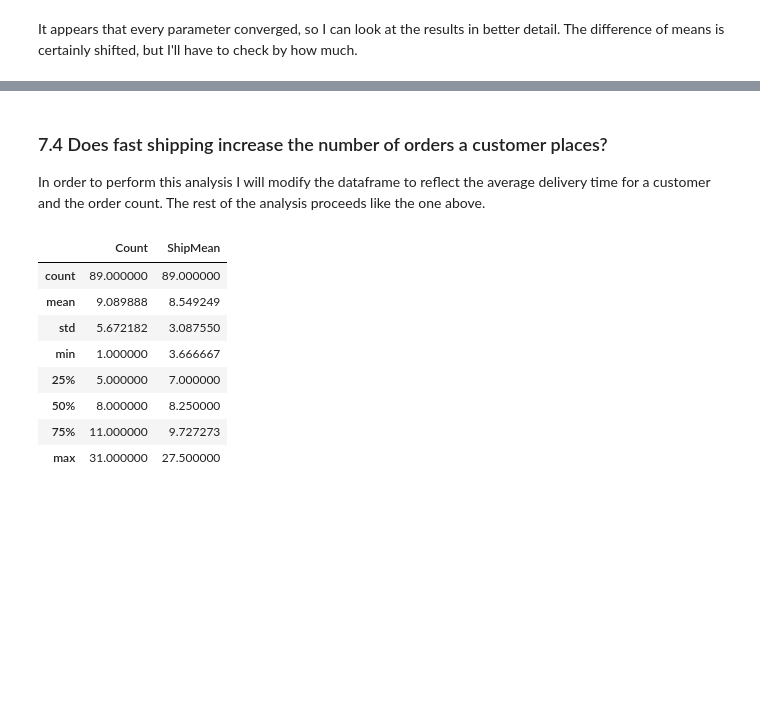
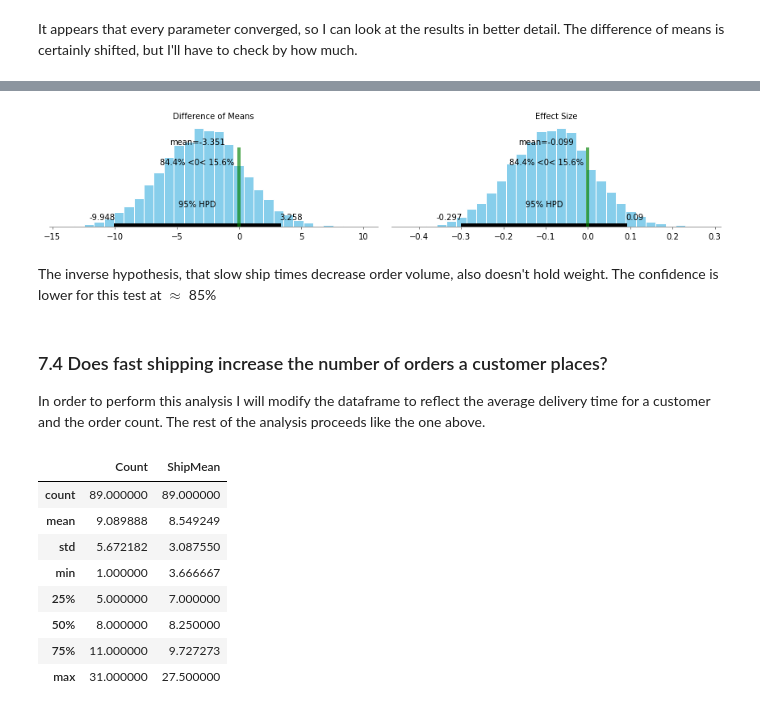
Before and after one commit to Matthew-Daly/dsc-2-final-project-online-ds-sp-000, a Jupyter notebook: Student.ipynb, the cells around one changed output, grey strips where cells are left out. Cells and saved outputs as stored; diff of their text form; code cells hidden in the pictures; blank space fills up the shorter version.

```diff
--- a/Student.ipynb
+++ b/Student.ipynb
@@ -542,3 +605,9 @@ There is a $\approx$90% likelihood that there is a difference of means, though t
+# %%
+pm.plot_posterior(trace, varnames=['Difference of Means', 'Effect Size'], ref_val=0);
+# %% [output]
+[figure, added]
+# %% [markdown]
+The inverse hypothesis, that slow ship times decrease order volume, also doesn't hold weight. The confidence is lower for this test at $\approx$ 85%
 # %% [markdown]
 ### 7.4 Does fast shipping increase the number of orders a customer places?
 In order to perform this analysis I will modify the dataframe to reflect the average delivery time for a customer and the order count. The rest of the analysis proceeds like the one above.
```
Also changed, not shown: parts of 35 cells of this notebook.
